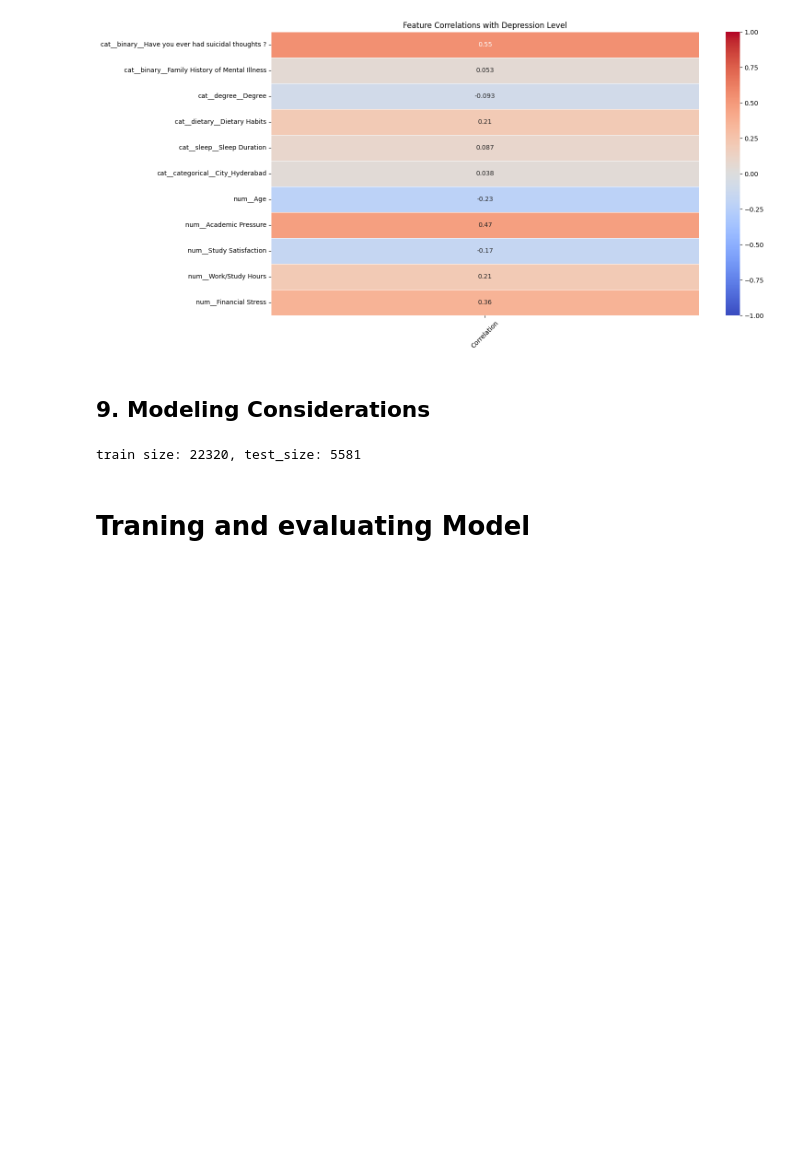
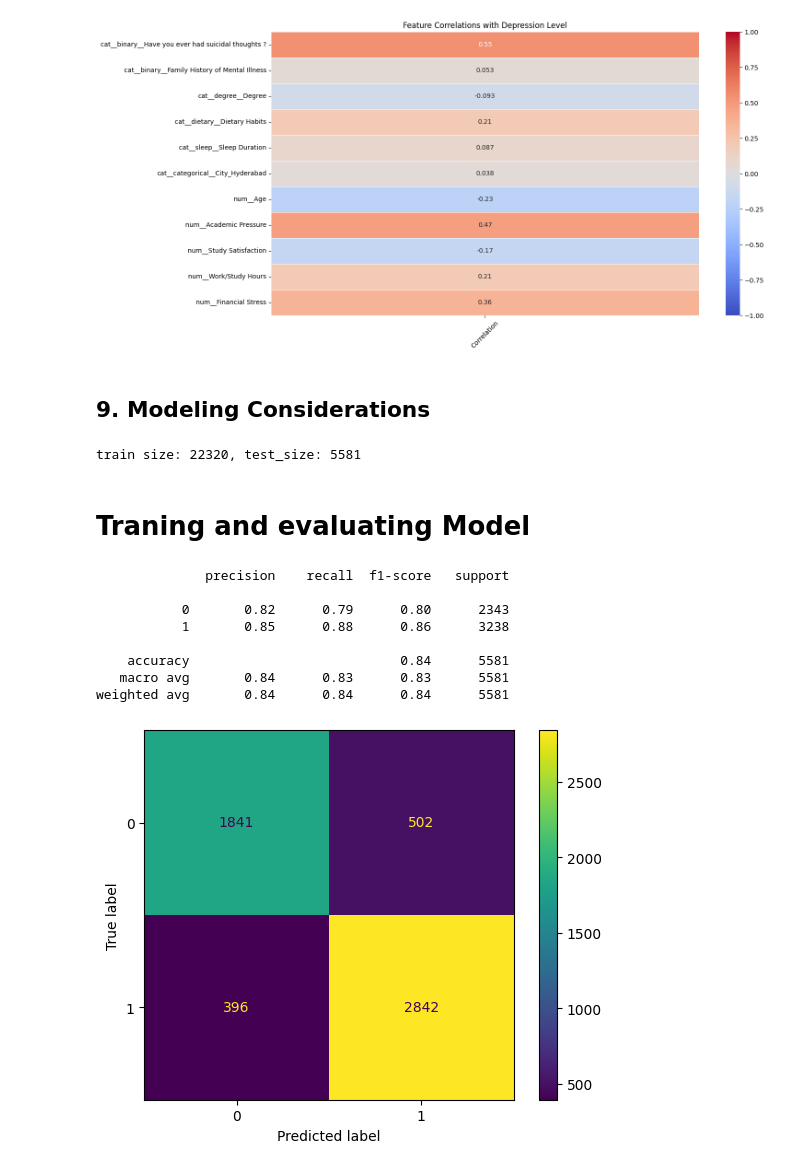
Before and after one commit to vnniciusg/student-depression-classification, a Jupyter notebook: student-depression-classification.ipynb, the cells around one changed output. Drawn from its saved outputs; the diff is of its cells as text; code cells hidden in the pictures; blank space fills up the shorter version.

```diff
--- a/student-depression-classification.ipynb
+++ b/student-depression-classification.ipynb
@@ -184,9 +195,7 @@ for var in numerical_vars:
     outliers = df[(df[var] < lower) | (df[var] > upper)]
     print(f"{var}: {len(outliers)} outliers detected")
 
-    df[var] = np.where(df[var] < lower, lower, np.where(
-        df[var] > upper, upper, df[var]
-    ))
+    df[var] = np.where(df[var] < lower, lower, np.where(df[var] > upper, upper, df[var]))
 
     plt.subplot(1, 2, 2)
     sns.boxplot(y=df[var], color='lightgreen')
@@ -387,0 +409,24 @@ train size: 22320, test_size: 5581
+# %%
+@timeit
+def train_model_and_evaluate(model):
+
+    model.fit(X_train, y_train)
+    y_pred = model.predict(X_test)
+    print(classification_report(y_test, y_pred))
+
+    cm = ConfusionMatrixDisplay(confusion_matrix(y_test, y_pred))
+    cm.plot()
+    plt.grid(False)
+    plt.show()
+# %%
+train_model_and_evaluate(LogisticRegression())
+# %% [output]
+              precision    recall  f1-score   support
+
+           0       0.82      0.79      0.80      2343
+           1       0.85      0.88      0.86      3238
+
+    accuracy                           0.84      5581
+   macro avg       0.84      0.83      0.83      5581
+weighted avg       0.84      0.84      0.84      5581
+[figure, added]
```
Also changed, not shown: parts of 13 cells of this notebook.
